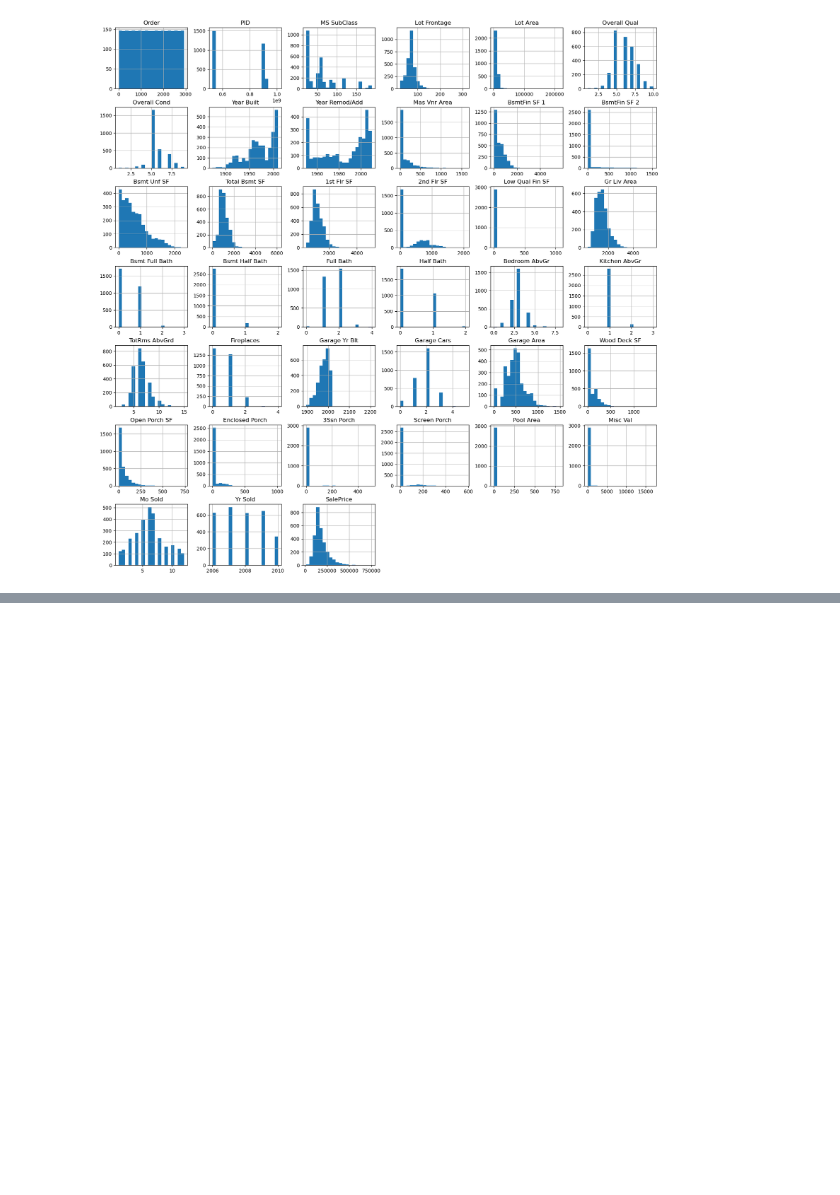
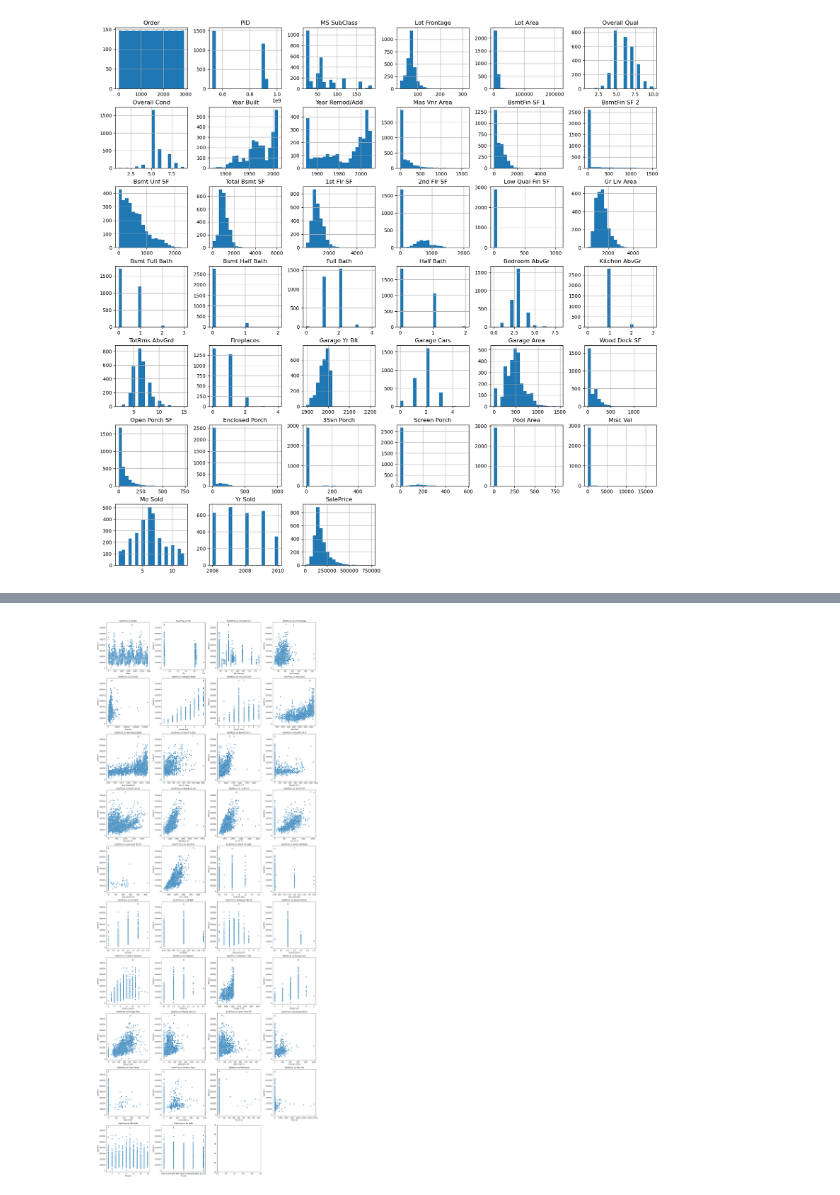
Before and after one commit to jdanielle12/Predict-Housing-Prices, a Jupyter notebook: housing_predictions.ipynb, the cells around one changed output, grey strips where cells are left out. Drawn from its saved outputs; the diff is of its cells as text; code cells hidden in the pictures; blank space fills up the shorter version.

Commit message:
created a scatterplot to visualize the relationships between features and the target variable

```diff
--- a/housing_predictions.ipynb
+++ b/housing_predictions.ipynb
@@ -213,0 +190,24 @@ for column in numerical_columns:
+# %%
+
+num_plots = len(numerical_columns) - 1
+cols = 4
+rows = (num_plots // cols) + 1
+
+fig, axes = plt.subplots(nrows=rows, ncols=cols, figsize=(20, rows * 5))
+axes = axes.flatten()
+
+for i, col in enumerate(numerical_columns):
+    if col != 'SalePrice':
+        sns.scatterplot(x=ames_df[col], y=ames_df['SalePrice'], ax=axes[i])
+        axes[i].set_title(f'SalePrice vs {col}')
+        axes[i].set_xlabel(col)
+        axes[i].set_ylabel('SalePrice')
+
+# Remove any empty subplots
+for j in range(i + 1, len(axes)):
+    fig.delaxes(axes[j])
+
+plt.tight_layout()
+plt.show()
+# %% [output]
+[figure, added]
```
Also changed, not shown: parts of 2 cells of this notebook.
